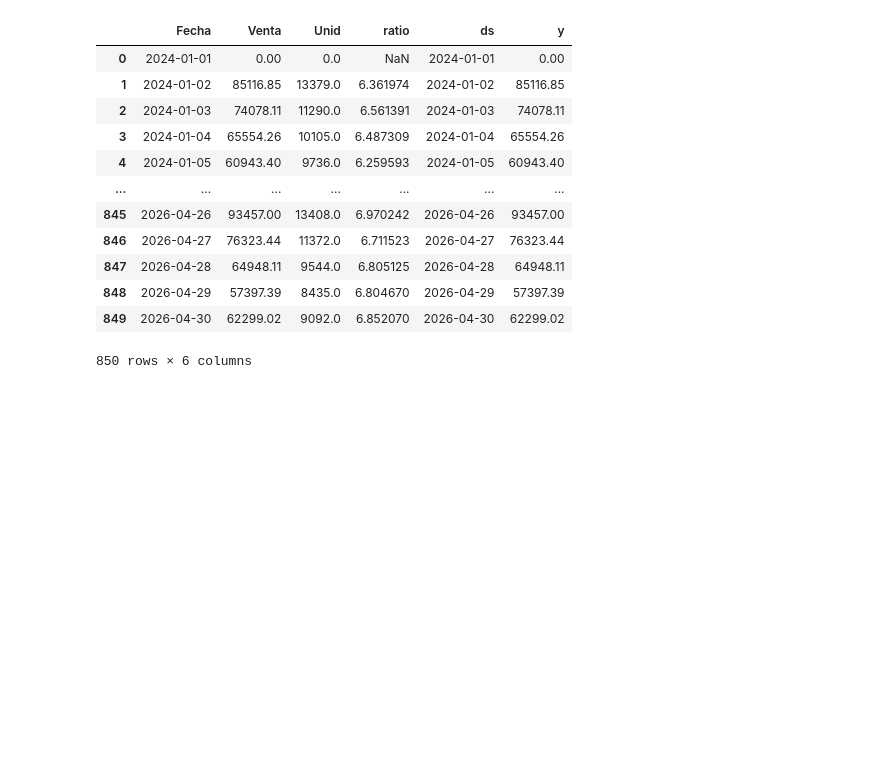
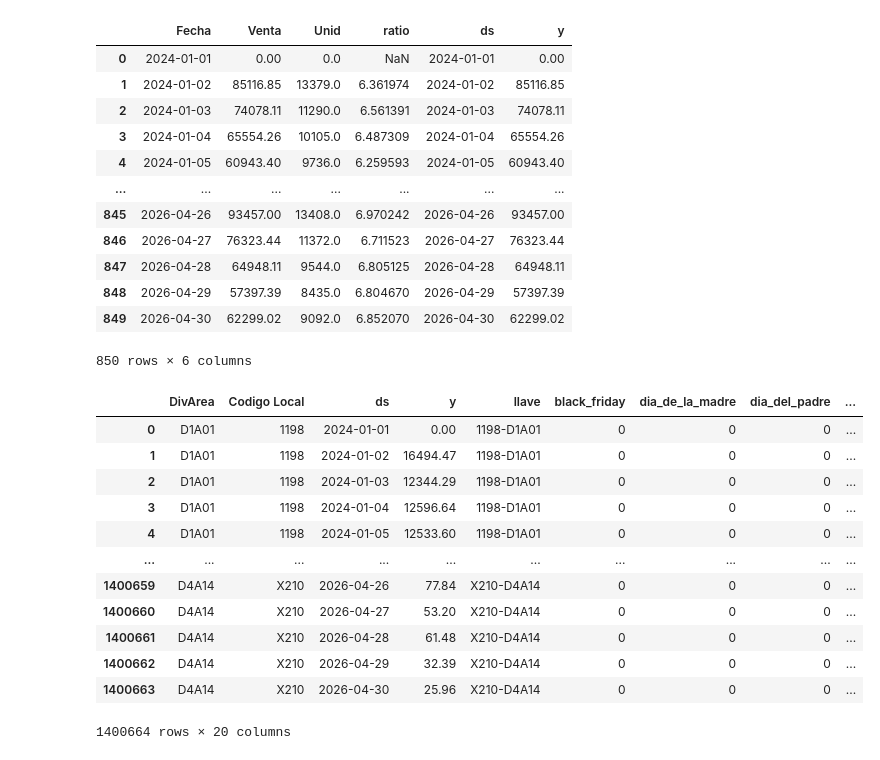
Before and after one commit to Narut05/01_ProyecVenta, a Jupyter notebook: eda.ipynb, the cells around one changed output. Drawn from its saved outputs; the diff is of its cells as text; code cells hidden in the pictures; blank space fills up the shorter version.

```diff
--- a/eda.ipynb
+++ b/eda.ipynb
@@ -346,3 +346,45 @@ dff
 850 rows × 6 columns
 # %%
 forecast1 = forecast[["ds", "trend", "weekly", "yearly", "yhat"]].merge(dff[["ds", "y"]], on="ds", how="left")
+# %%
+carpeta_fact = "fact"
+patron_archivos = os.path.join(carpeta_fact, "Vta*.xlsx")
+archivos_excel = glob(patron_archivos)
+
+df_venta = pd.concat([pd.read_excel(archivo) for archivo in archivos_excel], ignore_index=True )
+dim_area = pd.read_excel(r"dim\dim_areas.xlsx")
+dim_calendar = pd.read_excel(r"dim\dim_calendar_final.xlsx")
+# %%
+cols = dim_calendar.columns.drop("Fecha")
+# %%
+df_venta_01 = df_venta.groupby(["DivArea", "Codigo Local", "Fecha"]).agg(Venta=("_VtaNeta", "sum")).reset_index()
+# %%
+df_venta_01["llave"] = df_venta_01["Codigo Local"] + "-" + df_venta_01["DivArea"]
+
+df_venta_02 = df_venta_01.merge(dim_calendar, on="Fecha", how="left")
+df_venta_03 = df_venta_02.fillna(0)
+df_venta_03[cols] = df_venta_03[cols].astype(int)
+# %%
+columnas_a_renombrar = {
+    "Fecha": "ds",
+    "Venta": "y",
+}
+
+# Aplicar el cambio in-place para modificar los metadatos directamente en memoria sin duplicar el DataFrame
+df_venta_03.rename(columns=columnas_a_renombrar, inplace=True)
+
+df_venta_03
+# %% [output]
+|  | DivArea | Codigo Local | ds | y | llave | black_friday | dia_de_la_madre | dia_del_padre | ... |
+| 0 | D1A01 | 1198 | 2024-01-01 | 0.00 | 1198-D1A01 | 0 | 0 | 0 | ... |
+| 1 | D1A01 | 1198 | 2024-01-02 | 16494.47 | 1198-D1A01 | 0 | 0 | 0 | ... |
+| 2 | D1A01 | 1198 | 2024-01-03 | 12344.29 | 1198-D1A01 | 0 | 0 | 0 | ... |
+| 3 | D1A01 | 1198 | 2024-01-04 | 12596.64 | 1198-D1A01 | 0 | 0 | 0 | ... |
+| 4 | D1A01 | 1198 | 2024-01-05 | 12533.60 | 1198-D1A01 | 0 | 0 | 0 | ... |
+| ... | ... | ... | ... | ... | ... | ... | ... | ... | ... |
+| 1400659 | D4A14 | X210 | 2026-04-26 | 77.84 | X210-D4A14 | 0 | 0 | 0 | ... |
+| 1400660 | D4A14 | X210 | 2026-04-27 | 53.20 | X210-D4A14 | 0 | 0 | 0 | ... |
+| 1400661 | D4A14 | X210 | 2026-04-28 | 61.48 | X210-D4A14 | 0 | 0 | 0 | ... |
+| 1400662 | D4A14 | X210 | 2026-04-29 | 32.39 | X210-D4A14 | 0 | 0 | 0 | ... |
+| 1400663 | D4A14 | X210 | 2026-04-30 | 25.96 | X210-D4A14 | 0 | 0 | 0 | ... |
+1400664 rows × 20 columns
```
Also changed, not shown: parts of 3 cells of this notebook, 15 other files.
